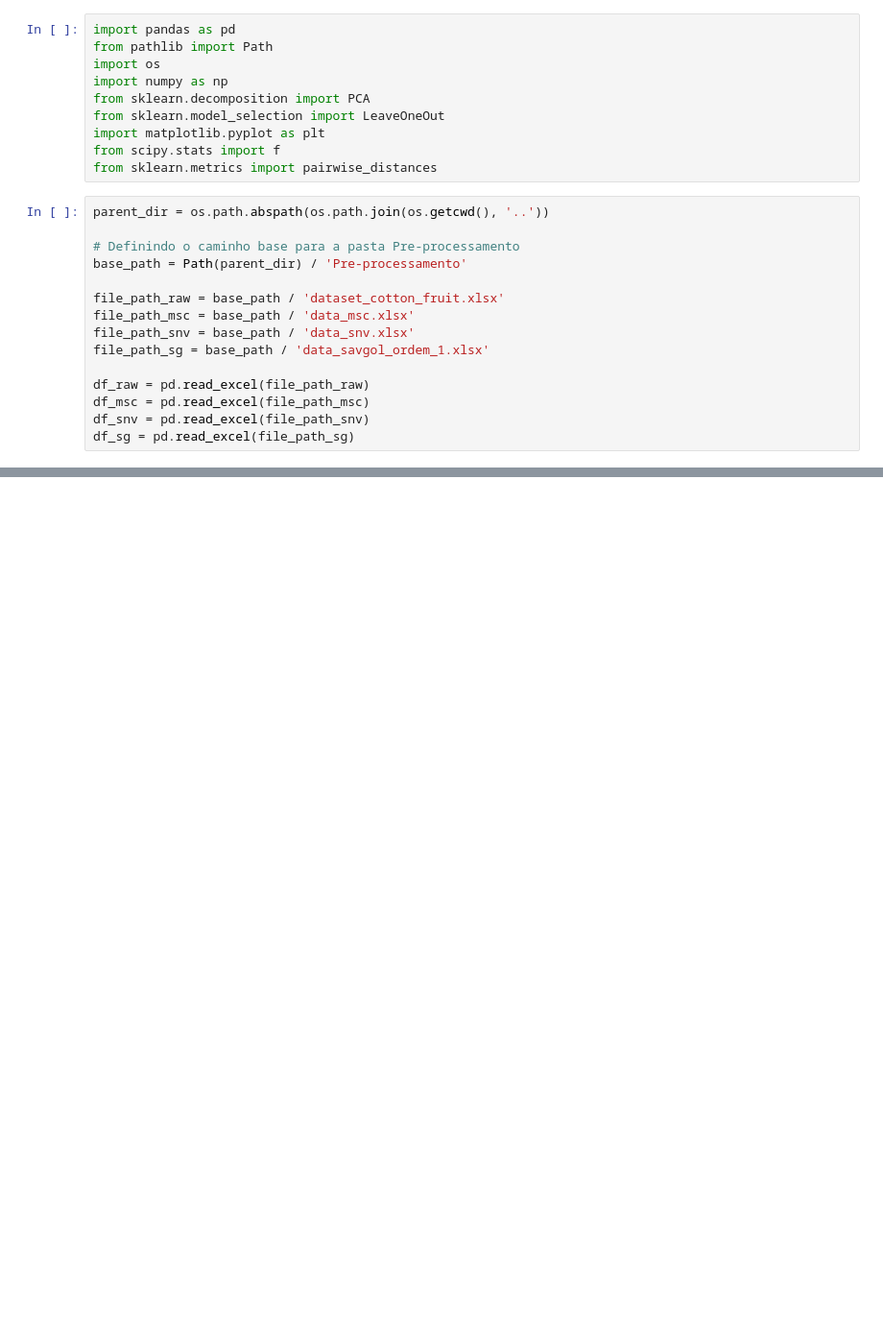
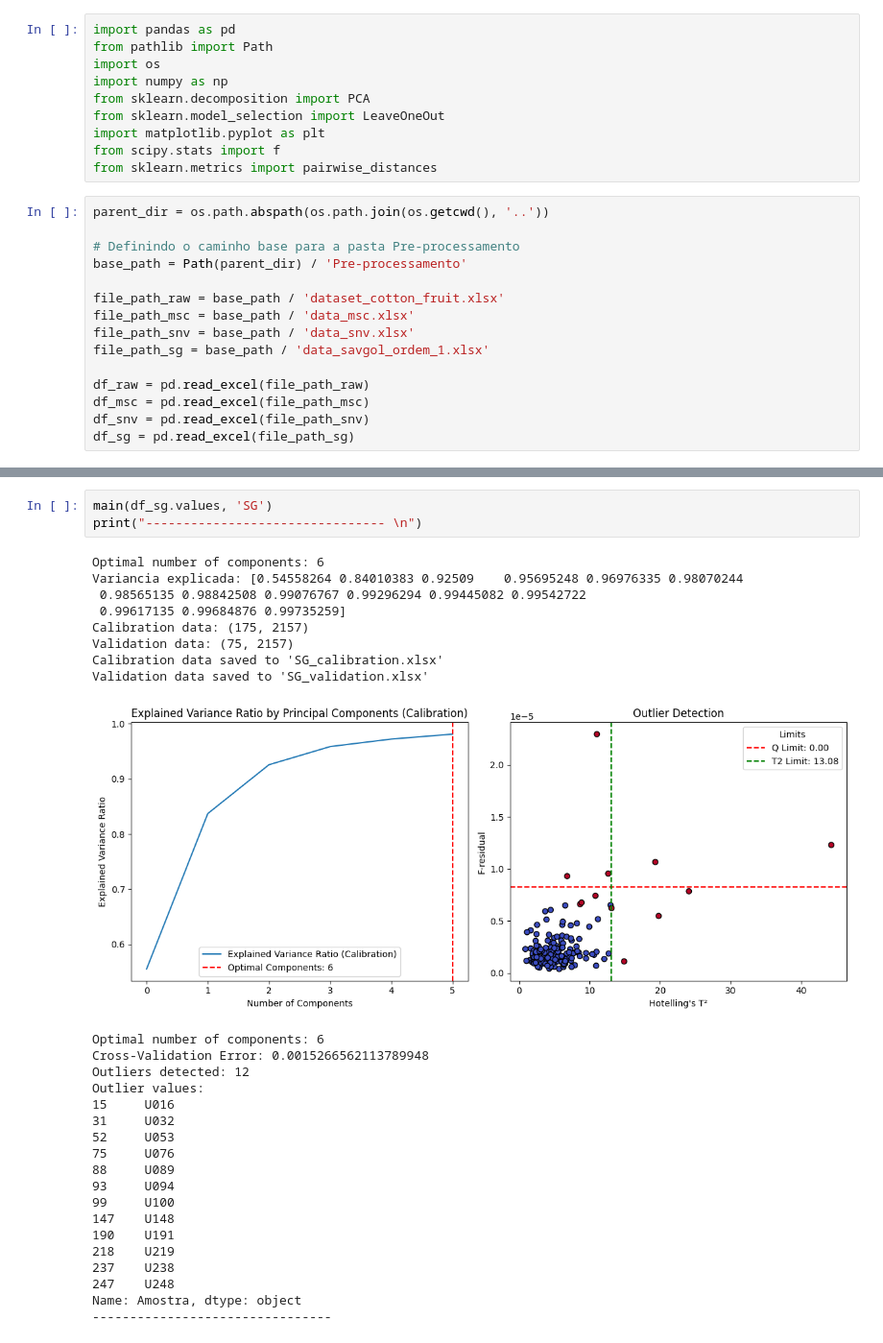
Before and after one commit to xndrxssx/cotton_candy_spectral_analysis, a Jupyter notebook: Partial Components Analysis/PCA.ipynb, the cells around one changed output, grey strips where cells are left out. Shown at 96% size. Drawn from its saved outputs; the diff is of its cells as text; blank space fills up the shorter version.

```diff
--- a/Partial Components Analysis/PCA.ipynb
+++ b/Partial Components Analysis/PCA.ipynb
@@ -314,0 +337,31 @@ Outliers detected: 12
+# %%
+main(df_sg.values, 'SG')
+print("-------------------------------- \n")
+# %% [output]
+Optimal number of components: 6
+Variancia explicada: [0.54558264 0.84010383 0.92509    0.95695248 0.96976335 0.98070244
+ 0.98565135 0.98842508 0.99076767 0.99296294 0.99445082 0.99542722
+ 0.99617135 0.99684876 0.99735259]
+Calibration data: (175, 2157)
+Validation data: (75, 2157)
+Calibration data saved to 'SG_calibration.xlsx'
+Validation data saved to 'SG_validation.xlsx'
+[figure, added]
+Optimal number of components: 6
+Cross-Validation Error: 0.0015266562113789948
+Outliers detected: 12
+Outlier values:
+15     U016
+31     U032
+52     U053
+75     U076
+88     U089
+93     U094
+99     U100
+147    U148
+190    U191
+218    U219
+237    U238
+247    U248
+Name: Amostra, dtype: object
+--------------------------------
```
Also changed, not shown: parts of 3 cells of this notebook, 9 other files.
